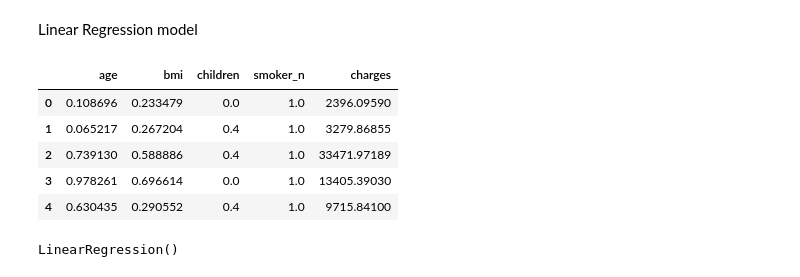
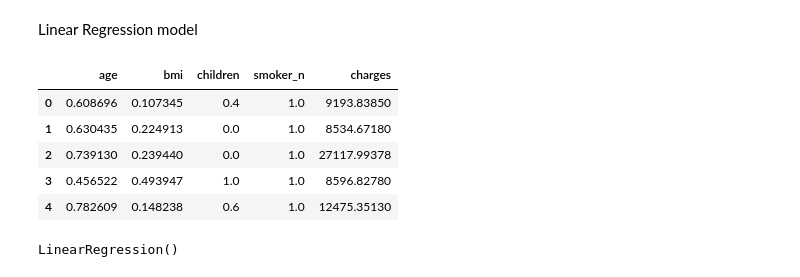
Before and after one commit to 4GeeksAcademy/Lineal_ultimo_Kurganova, a Jupyter notebook: src/dataoriginalEscal.ipynb, the cells around one changed output. Cells and saved outputs as stored; diff of their text form; code cells hidden in the pictures.

```diff
--- a/src/dataoriginalEscal.ipynb
+++ b/src/dataoriginalEscal.ipynb
@@ -458,15 +458,15 @@ X_test_sel_o_M.to_csv("../data/processed/DataOriginal_testMM.csv", index = False
 # %% [markdown]
 Linear Regression model
 # %%
-train_data = pd.read_csv("../data/processed/clean_trainMM.csv")
-test_data = pd.read_csv("../data/processed/clean_testMM.csv")
+train_data = pd.read_csv("../data/processed/DataOriginal_trainMM.csv")
+test_data = pd.read_csv("../data/processed/DataOriginal_testMM.csv")
 
 train_data.head()
 # %% [output]
 |  | age | bmi | children | smoker_n | charges |
-| 0 | 0.108696 | 0.233479 | 0.0 | 1.0 | 2396.09590 |
-| 1 | 0.065217 | 0.267204 | 0.4 | 1.0 | 3279.86855 |
-| 2 | 0.739130 | 0.588886 | 0.4 | 1.0 | 33471.97189 |
-| 3 | 0.978261 | 0.696614 | 0.0 | 1.0 | 13405.39030 |
-| 4 | 0.630435 | 0.290552 | 0.4 | 1.0 | 9715.84100 |
+| 0 | 0.608696 | 0.107345 | 0.4 | 1.0 | 9193.83850 |
+| 1 | 0.630435 | 0.224913 | 0.0 | 1.0 | 8534.67180 |
+| 2 | 0.739130 | 0.239440 | 0.0 | 1.0 | 27117.99378 |
+| 3 | 0.456522 | 0.493947 | 1.0 | 1.0 | 8596.82780 |
+| 4 | 0.782609 | 0.148238 | 0.6 | 1.0 | 12475.35130 |
 # %%
```
Also changed, not shown: parts of 6 cells of this notebook.
